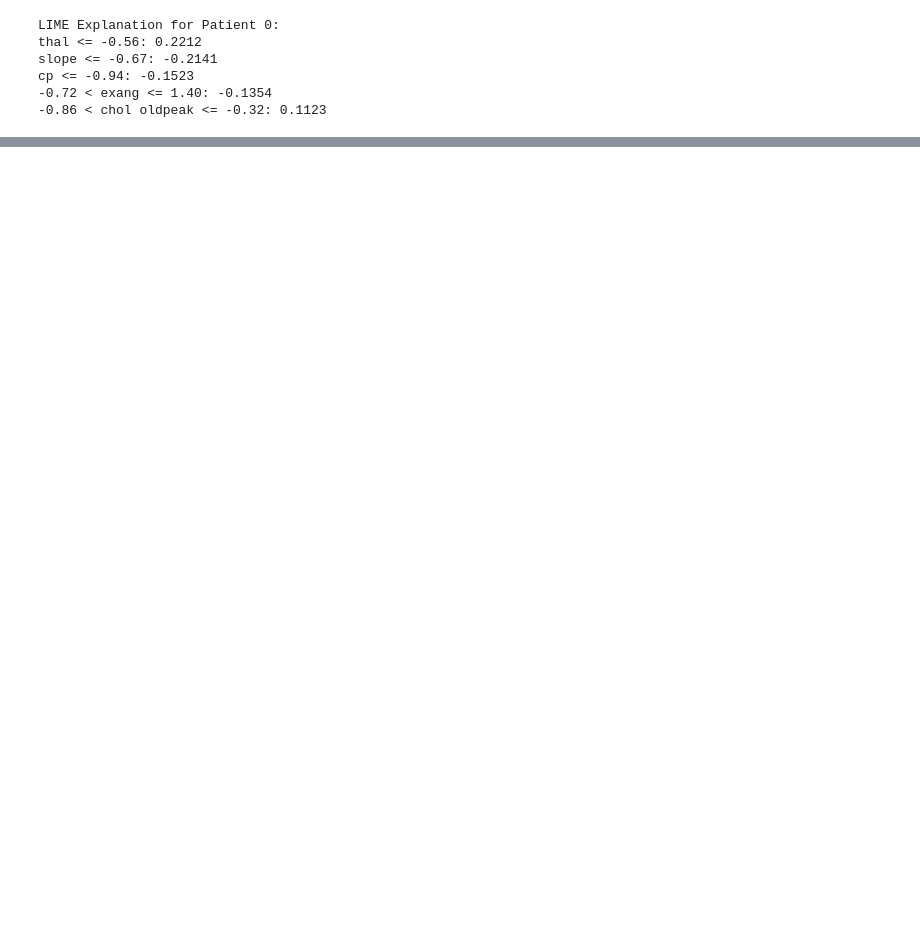
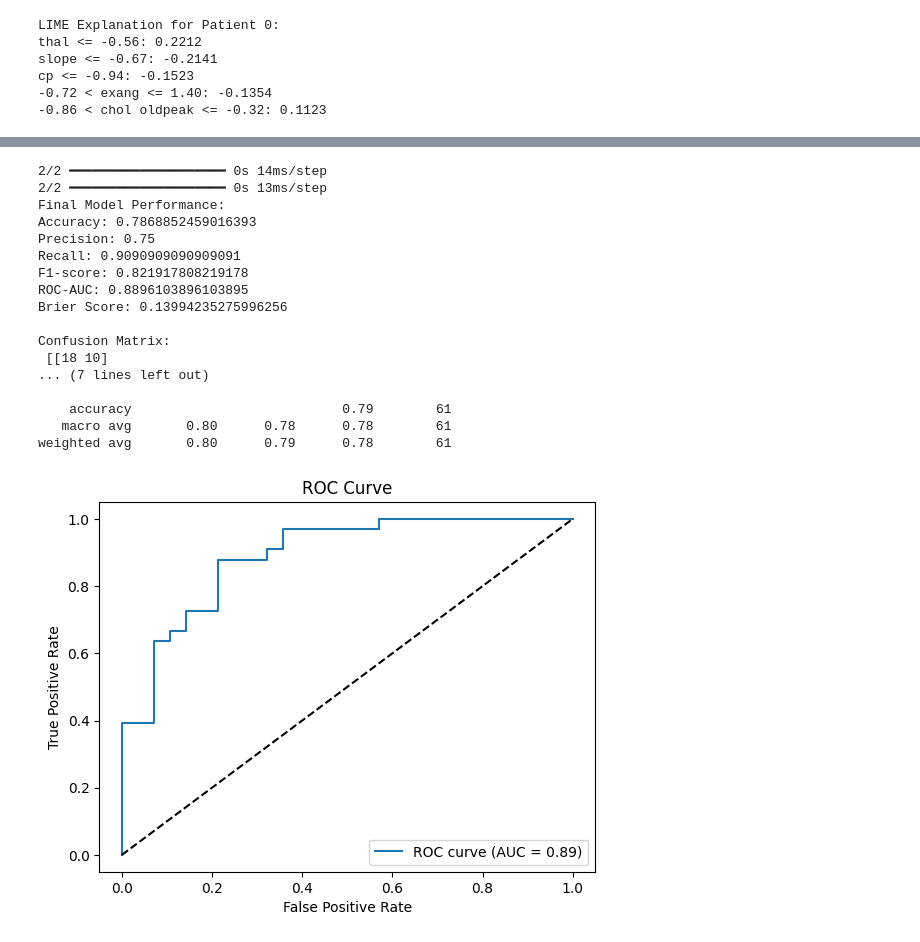
Before and after one commit to Autumnchild34/CardioInsight-ML, a Jupyter notebook: notebook/04_Model_Building_and_Evaluation.ipynb, the cells around one changed output, grey strips where cells are left out. Saved outputs shown, nothing was run; the diff lists cells and outputs as text; code cells hidden in the pictures; blank space fills up the shorter version.

Commit message:
04_Model_Building_and_Evaluation notebook:  8. Final Model Selection and Evaluation on Test Set

```diff
--- a/notebook/04_Model_Building_and_Evaluation.ipynb
+++ b/notebook/04_Model_Building_and_Evaluation.ipynb
@@ -374,0 +378,67 @@ print("Mean CV AUC: {:.4f} (+/- {:.4f})".format(np.mean(auc_scores), np.std(auc_
+# %%
+# 8. Final Model Selection and Evaluation on Test Set
+
+# Choose the best model (e.g., best_model from tuner) and evaluate thoroughly
+y_pred_best = (best_model.predict(X_test_scaled) > 0.5).astype(int).flatten()
+y_proba_best = best_model.predict(X_test_scaled).flatten()
+
+print("Final Model Performance:")
+print("Accuracy:", accuracy_score(y_test, y_pred_best))
+print("Precision:", precision_score(y_test, y_pred_best))
+print("Recall:", recall_score(y_test, y_pred_best))
+print("F1-score:", f1_score(y_test, y_pred_best))
+print("ROC-AUC:", roc_auc_score(y_test, y_proba_best))
+print("Brier Score:", brier_score_loss(y_test, y_proba_best))
+print("\nConfusion Matrix:\n", confusion_matrix(y_test, y_pred_best))
+print("\nClassification Report:\n", classification_report(y_test, y_pred_best, target_names=['No Disease', 'Disease']))
+
+# ROC Curve
+fpr, tpr, _ = roc_curve(y_test, y_proba_best)
+plt.figure()
+plt.plot(fpr, tpr, label=f'ROC curve (AUC = {roc_auc_score(y_test, y_proba_best):.2f})')
+plt.plot([0,1],[0,1],'k--')
+plt.xlabel('False Positive Rate')
+plt.ylabel('True Positive Rate')
+plt.title('ROC Curve')
+plt.legend()
+plt.show()
+
+# Precision-Recall Curve
+precision, recall, _ = precision_recall_curve(y_test, y_proba_best)
+plt.figure()
+plt.plot(recall, precision, label='Precision-Recall curve')
+plt.xlabel('Recall')
+plt.ylabel('Precision')
+plt.title('Precision-Recall Curve')
+plt.legend()
+plt.show()
+
+# Calibration Curve
+prob_true, prob_pred = calibration_curve(y_test, y_proba_best, n_bins=10)
+plt.figure()
+plt.plot(prob_pred, prob_true, marker='o', label='Model')
+plt.plot([0,1],[0,1], 'k--', label='Perfectly calibrated')
+plt.xlabel('Mean predicted probability')
+plt.ylabel('Fraction of positives')
+plt.title('Calibration Curve')
+plt.legend()
+plt.show()
+# %% [output]
+2/2 ━━━━━━━━━━━━━━━━━━━━ 0s 14ms/step
+2/2 ━━━━━━━━━━━━━━━━━━━━ 0s 13ms/step
+Final Model Performance:
+Accuracy: 0.7868852459016393
+Precision: 0.75
+Recall: 0.9090909090909091
+F1-score: 0.821917808219178
+ROC-AUC: 0.8896103896103895
+Brier Score: 0.13994235275996256
+
+Confusion Matrix:
+ [[18 10]
+... (7 lines left out)
+
+    accuracy                           0.79        61
+   macro avg       0.80      0.78      0.78        61
+weighted avg       0.80      0.79      0.78        61
+[figure, added]
```
Also changed, not shown: parts of 2 cells of this notebook.
